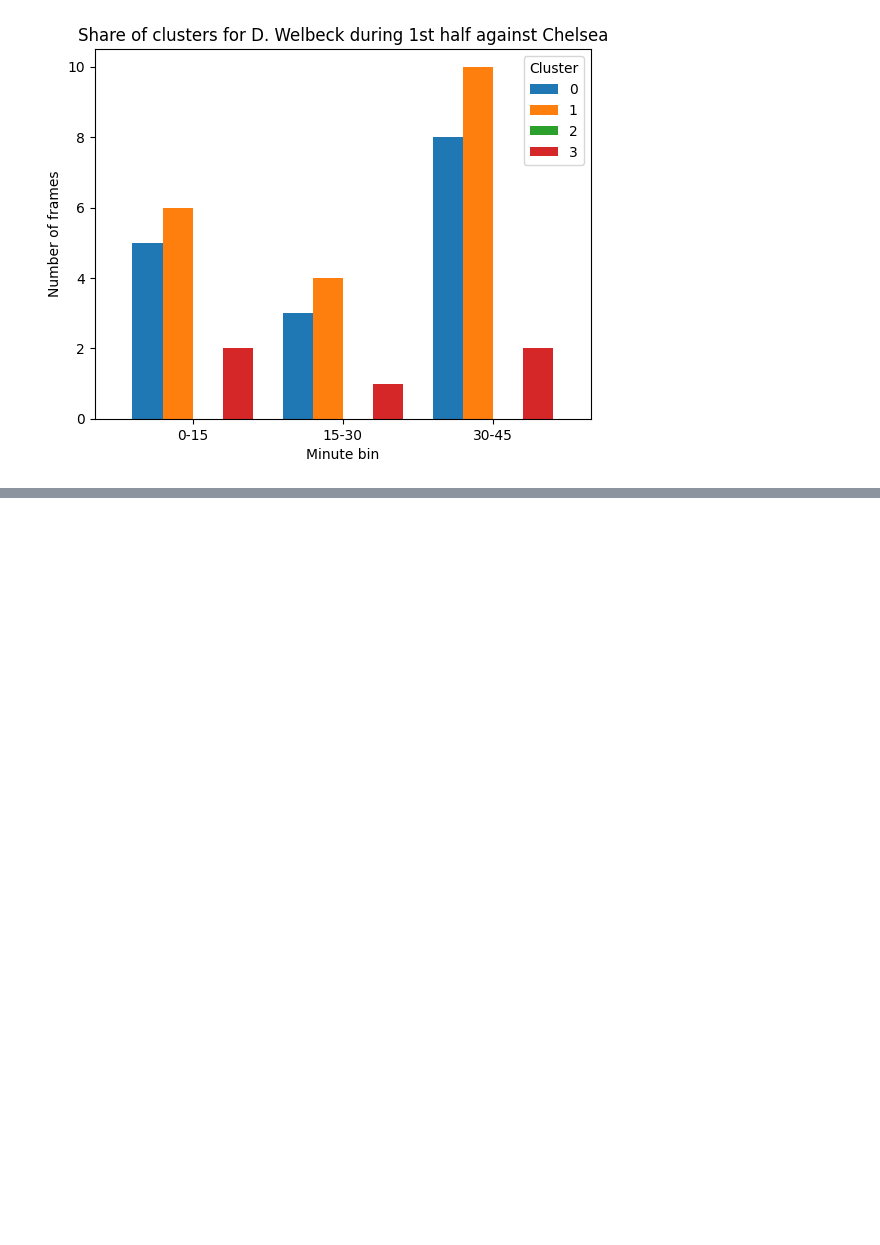
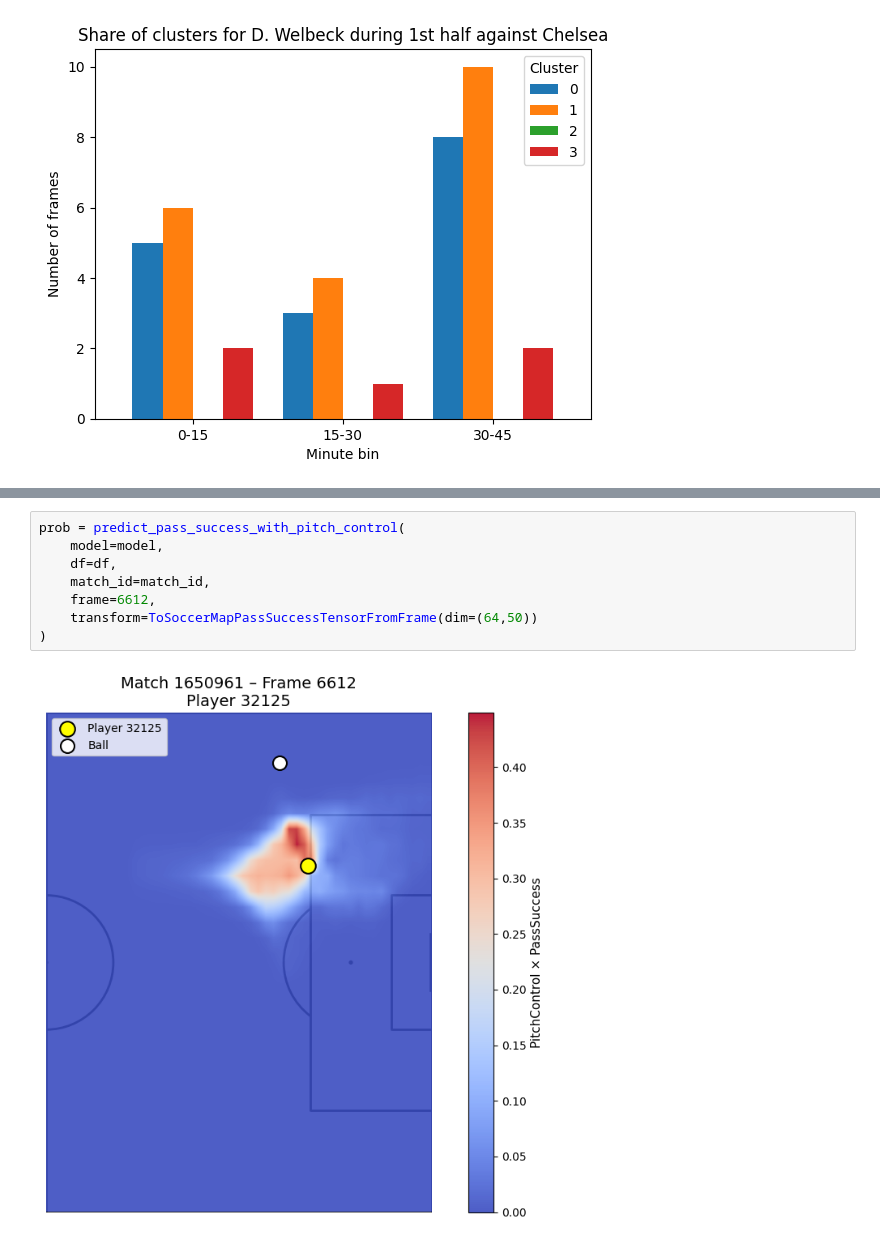
Before and after one commit to TustiWutsi/player_pitch_control_clustering, a Jupyter notebook: individual_pitch_control_clustering.ipynb, the cells around one changed output, grey strips where cells are left out. Cells and saved outputs as stored; diff of their text form; blank space fills up the shorter version.

```diff
--- a/individual_pitch_control_clustering.ipynb
+++ b/individual_pitch_control_clustering.ipynb
@@ -1229,0 +1935,10 @@ plot_cluster_distribution(meta, player_name="D. Welbeck", match_id="1747409")
+# %%
+prob = predict_pass_success_with_pitch_control(
+    model=model,
+    df=df,
+    match_id=match_id,
+    frame=6612,
+    transform=ToSoccerMapPassSuccessTensorFromFrame(dim=(64,50))
+)
+# %% [output]
+[figure, added]
```
Also changed, not shown: parts of 24 cells of this notebook, 1 other file.
